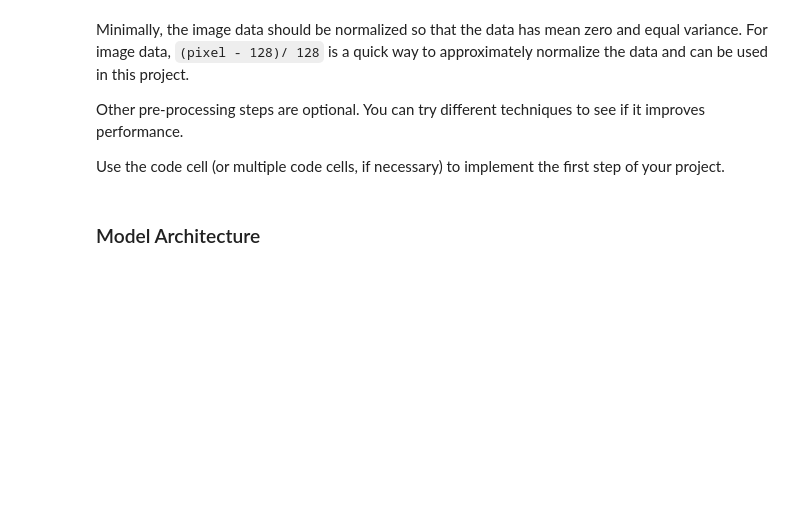
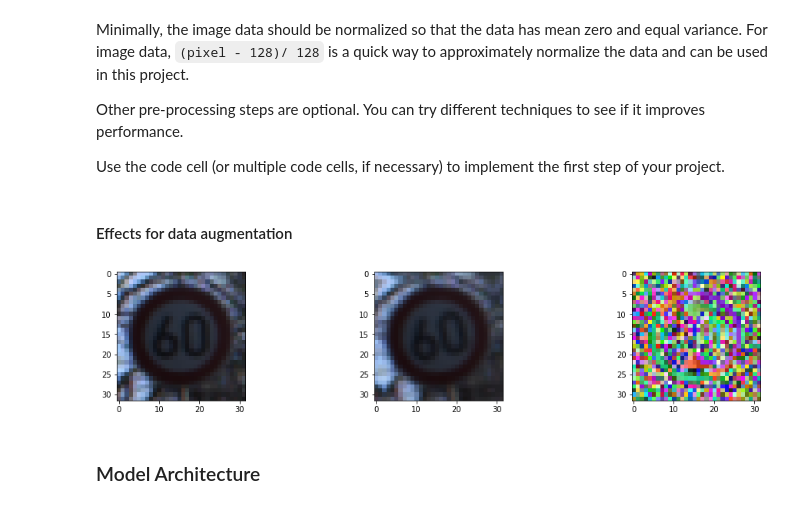
Before and after one commit to dcromp/artificial_intelligence, a Jupyter notebook: CarND-Traffic-Sign-Classifier-Project/Traffic_Sign_Classifier.ipynb, the cells around one changed output. Drawn from its saved outputs; the diff is of its cells as text; code cells hidden in the pictures; blank space fills up the shorter version.

```diff
--- a/CarND-Traffic-Sign-Classifier-Project/Traffic_Sign_Classifier.ipynb
+++ b/CarND-Traffic-Sign-Classifier-Project/Traffic_Sign_Classifier.ipynb
@@ -143,6 +146,35 @@ Minimally, the image data should be normalized so that the data has mean zero an
 Other pre-processing steps are optional. You can try different techniques to see if it improves performance.
 
 Use the code cell (or multiple code cells, if necessary) to implement the first step of your project.
+# %% [markdown]
+#### Effects for data augmentation
+# %%
+import cv2
+from scipy.ndimage.interpolation import rotate
+from numpy import random
+
+idx = np.random.randint(0, X_train.shape[0], size=1)
+image = X_train[idx,:,:,:]
+
+rotated_img = rotate(image, angle = np.random.randint(10, 20), axes=(2, 1), reshape=False, mode='mirror', order=1)
+
+ratio = np.random.randint(5, 20) / 10. # Adjust the brightness between 1-10%
+flip = 0 #random.randint(0, 1)
+ratio = ratio + flip  # Randomly decide to increase or decrease brightness
+bright_img = image[0,:,:,:] * 0.9
+
+images = [image, rotated_img, bright_img]
+#images = [ rotated_img]
+
+# Plot images
+fig, axes = plt.subplots(1, 3, figsize=(15,15),)
+for index, image in enumerate(images):
+    axes[index].imshow(np.squeeze(images[index]), aspect='equal')
+    ax.xaxis.set_visible(False)
+    ax.yaxis.set_visible(False)
+plt.subplots_adjust(wspace=1, hspace=1)
+# %% [output]
+[figure, added]
 # %%
 ### Preprocess the data here. It is required to normalize the data. Other preprocessing steps could include
 ### converting to grayscale, etc.
```
Also changed, not shown: parts of 10 cells of this notebook, 1 other file.
